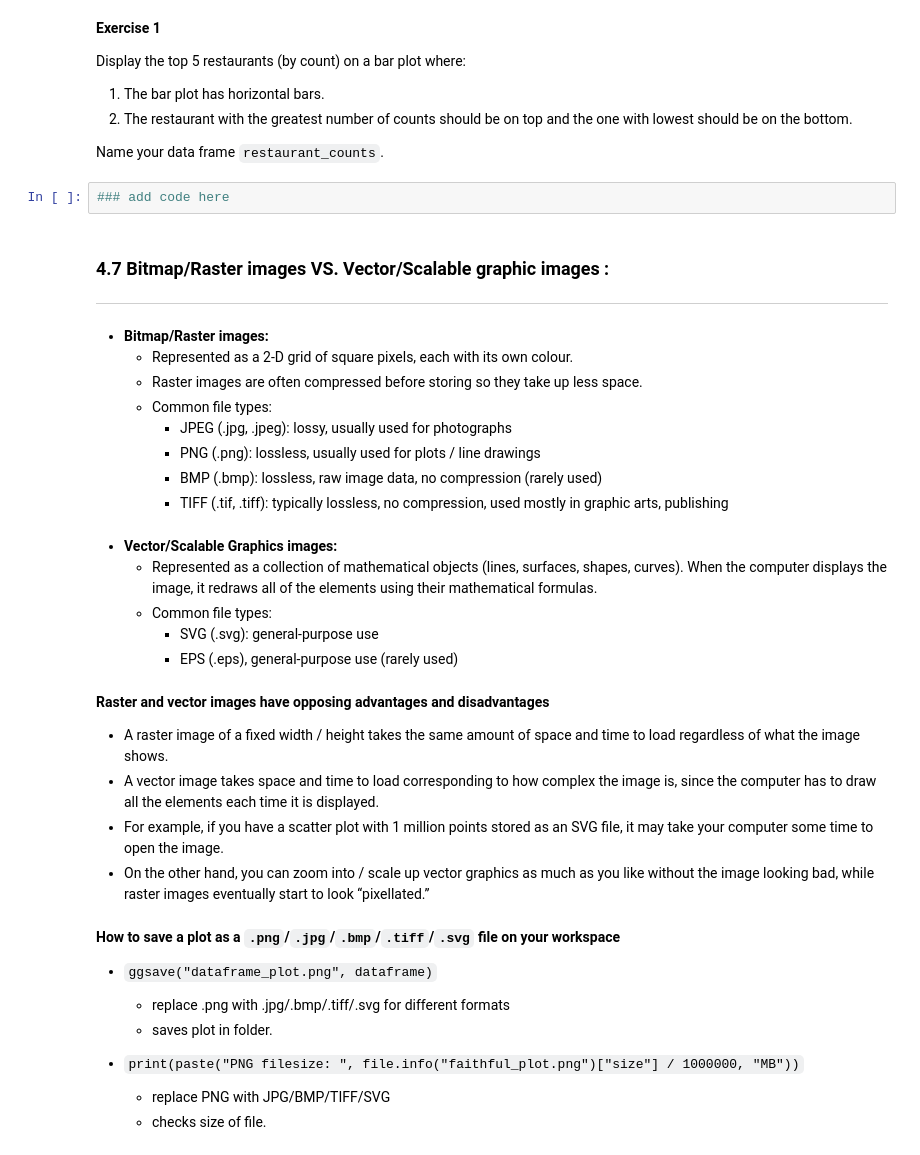
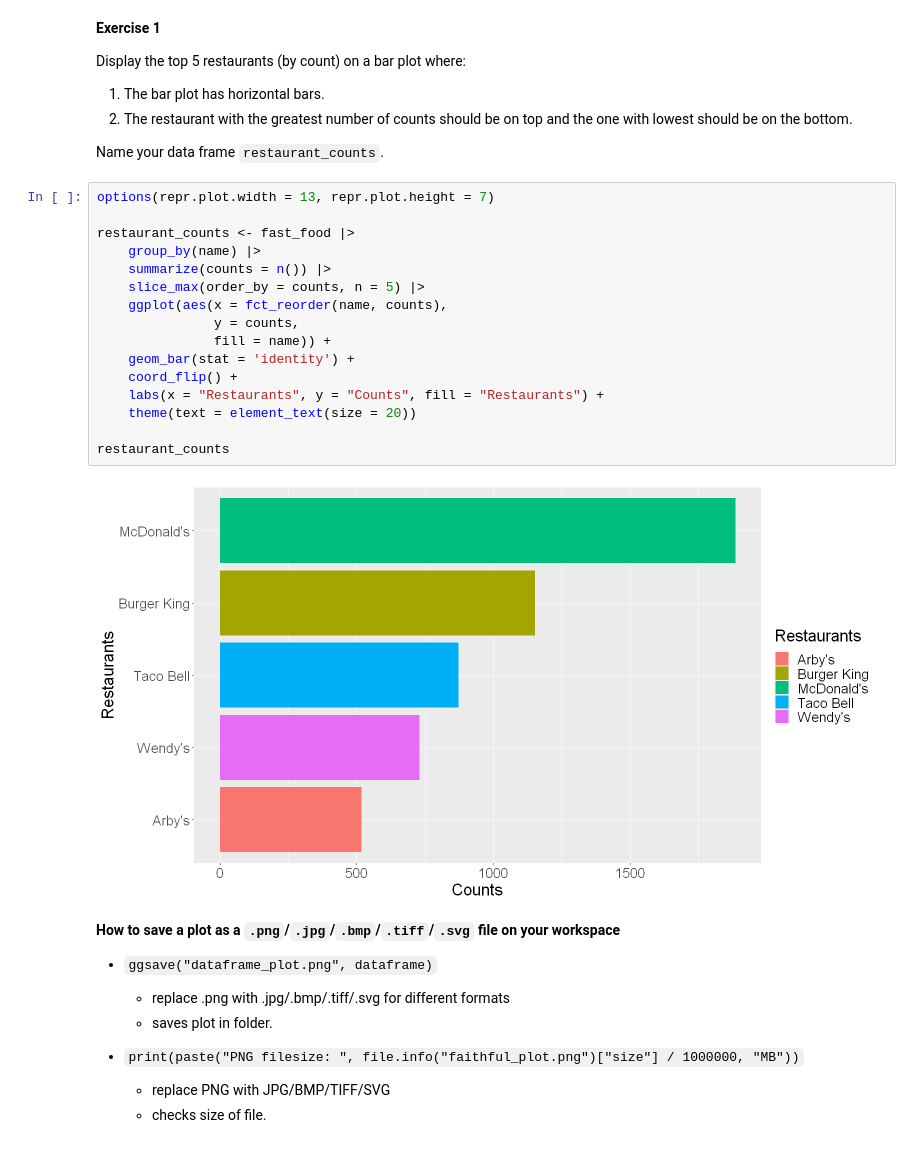
Before and after one commit to omertahi/DSCI100_Review_Session, a Jupyter notebook: Review Session.ipynb, the cells around one changed output. Saved outputs shown, nothing was run; the diff lists cells and outputs as text.

```diff
--- a/Review Session.ipynb
+++ b/Review Session.ipynb
@@ -772,31 +794,23 @@ Display the top 5 restaurants (by count) on a bar plot where:
 
 Name your data frame `restaurant_counts`.
 # %%
-### add code here
+options(repr.plot.width = 13, repr.plot.height = 7)
+
+restaurant_counts <- fast_food |>
+    group_by(name) |>
+    summarize(counts = n()) |>
+    slice_max(order_by = counts, n = 5) |>
+    ggplot(aes(x = fct_reorder(name, counts),
+               y = counts,
+               fill = name)) +
+    geom_bar(stat = 'identity') +
+    coord_flip() +
+    labs(x = "Restaurants", y = "Counts", fill = "Restaurants") +
+    theme(text = element_text(size = 20))
+
+restaurant_counts
+# %% [output]
+[figure, added]
-# %% [markdown]
-### 4.7 Bitmap/Raster images VS. Vector/Scalable graphic images :
-___
-# %% [markdown]
-* **Bitmap/Raster images:**
-    * Represented as a 2-D grid of square pixels, each with its own colour.
-    * Raster images are often compressed before storing so they take up less space.
-    * Common file types:
-        * JPEG (.jpg, .jpeg): lossy, usually used for photographs
-        * PNG (.png): lossless, usually used for plots / line drawings
-        * BMP (.bmp): lossless, raw image data, no compression (rarely used)
-        * TIFF (.tif, .tiff): typically lossless, no compression, used mostly in graphic arts, publishing
-# %% [markdown]
-* **Vector/Scalable Graphics images:**
-    * Represented as a collection of mathematical objects (lines, surfaces, shapes, curves). When the computer displays the image, it redraws all of the elements using their mathematical formulas.
-    * Common file types:
-        * SVG (.svg): general-purpose use
-        * EPS (.eps), general-purpose use (rarely used)
-# %% [markdown]
-**Raster and vector images have opposing advantages and disadvantages**
-* A raster image of a fixed width / height takes the same amount of space and time to load regardless of what the image shows.
-* A vector image takes space and time to load corresponding to how complex the image is, since the computer has to draw all the elements each time it is displayed.
-* For example, if you have a scatter plot with 1 million points stored as an SVG file, it may take your computer some time to open the image.
-* On the other hand, you can zoom into / scale up vector graphics as much as you like without the image looking bad, while raster images eventually start to look “pixellated.”
 # %% [markdown]
 **How to save a plot as a `.png`/`.jpg`/`.bmp`/`.tiff`/`.svg` file on your workspace**
 * `ggsave("dataframe_plot.png", dataframe)`
```
Also changed, not shown: parts of 8 cells of this notebook.
